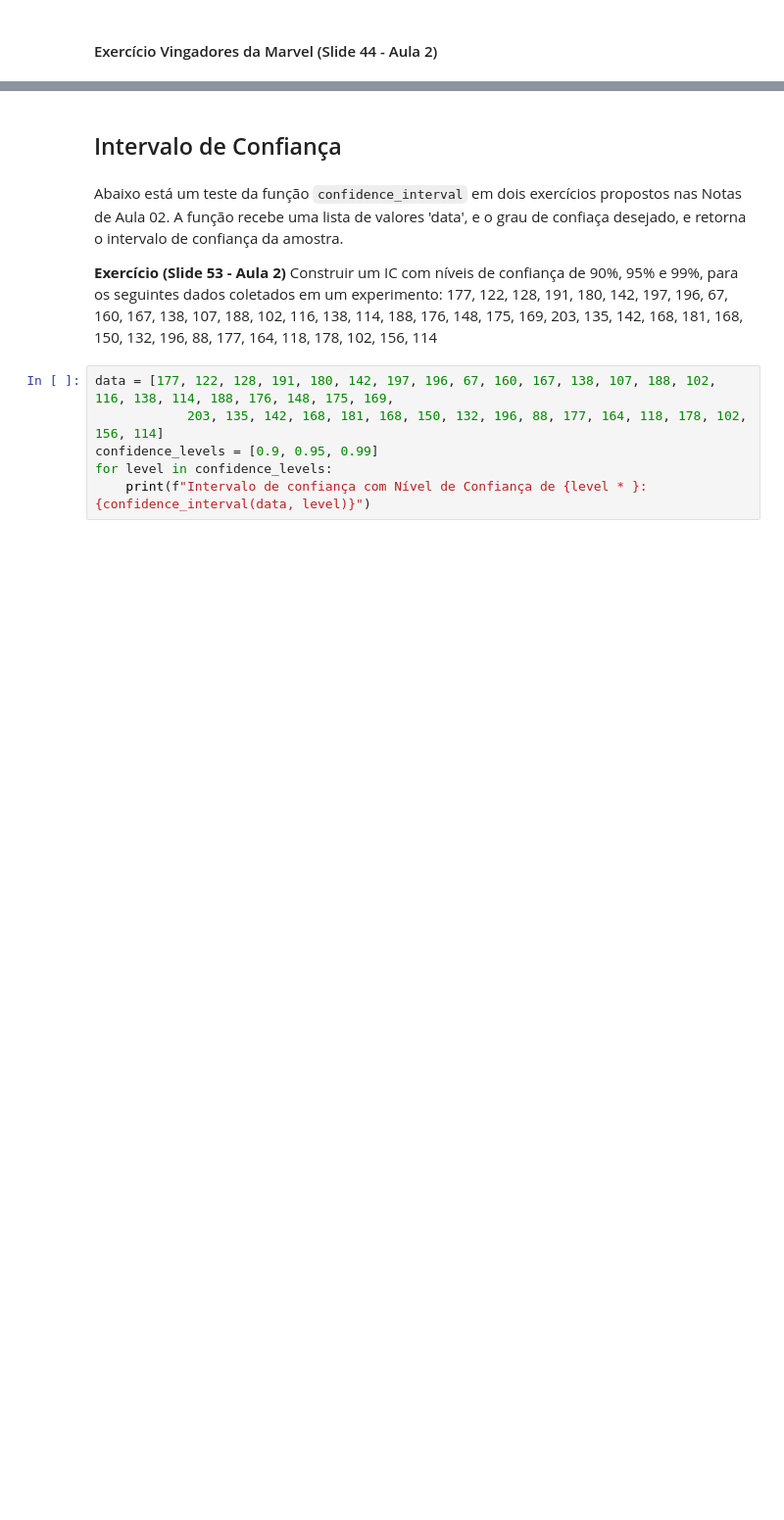
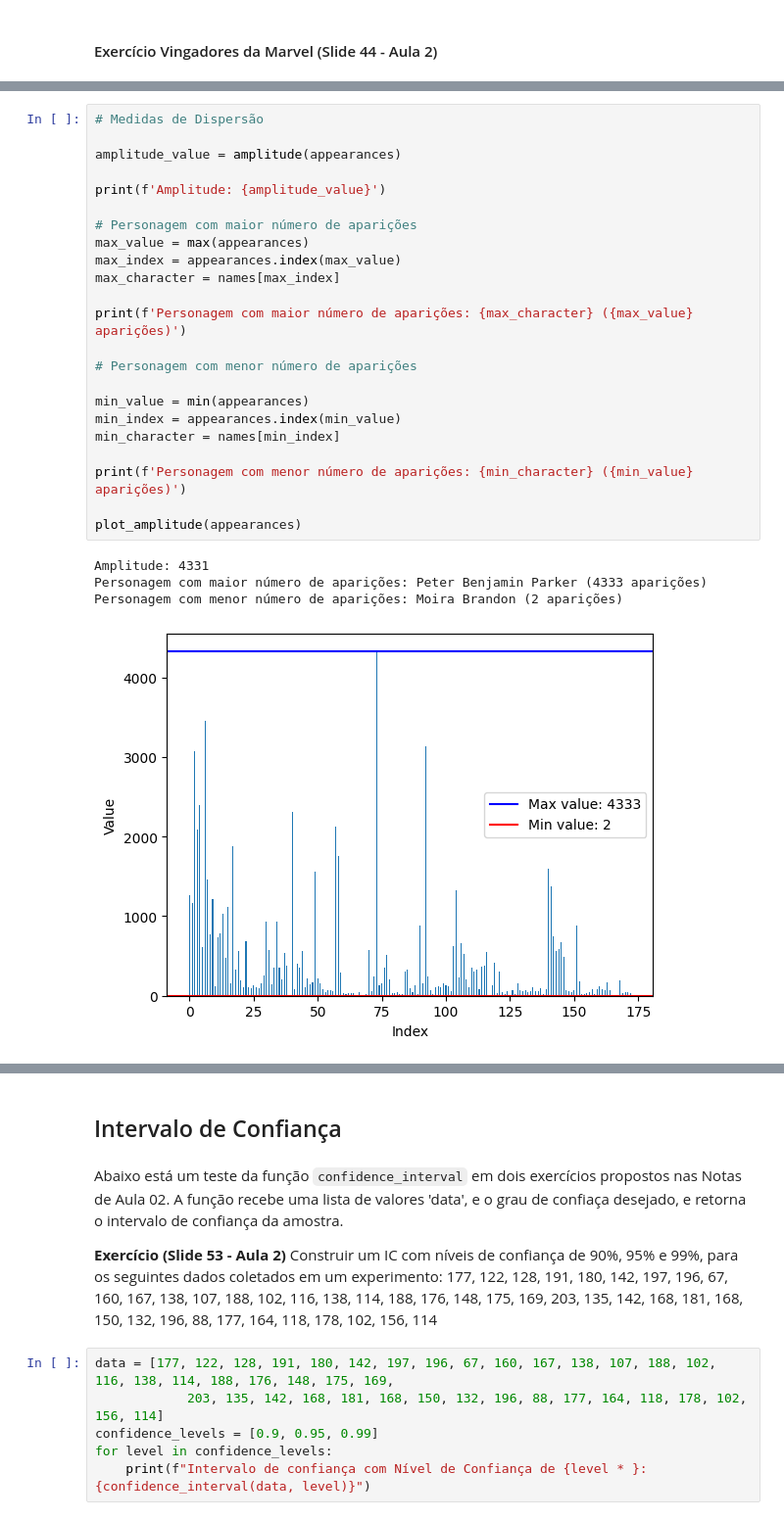
Before and after one commit to felipefraxe/ADBib, a Jupyter notebook: main.ipynb, the cells around one changed output, grey strips where cells are left out. Shown at 98% size. Cells and saved outputs as stored; diff of their text form; blank space fills up the shorter version.

```diff
--- a/main.ipynb
+++ b/main.ipynb
@@ -627,0 +767,28 @@ A amplitude interquartil (IQR) é a diferença entre o terceiro quartil (Q3) e o
+# %%
+# Medidas de Dispersão
+
+amplitude_value = amplitude(appearances)
+
+print(f'Amplitude: {amplitude_value}')
+
+# Personagem com maior número de aparições
+max_value = max(appearances)
+max_index = appearances.index(max_value)
+max_character = names[max_index]
+
+print(f'Personagem com maior número de aparições: {max_character} ({max_value} aparições)')
+
+# Personagem com menor número de aparições
+
+min_value = min(appearances)
+min_index = appearances.index(min_value)
+min_character = names[min_index]
+
+print(f'Personagem com menor número de aparições: {min_character} ({min_value} aparições)')
+
+plot_amplitude(appearances)
+# %% [output]
+Amplitude: 4331
+Personagem com maior número de aparições: Peter Benjamin Parker (4333 aparições)
+Personagem com menor número de aparições: Moira Brandon (2 aparições)
+[figure, added]
```
Also changed, not shown: parts of 26 cells of this notebook, 1 other file.
